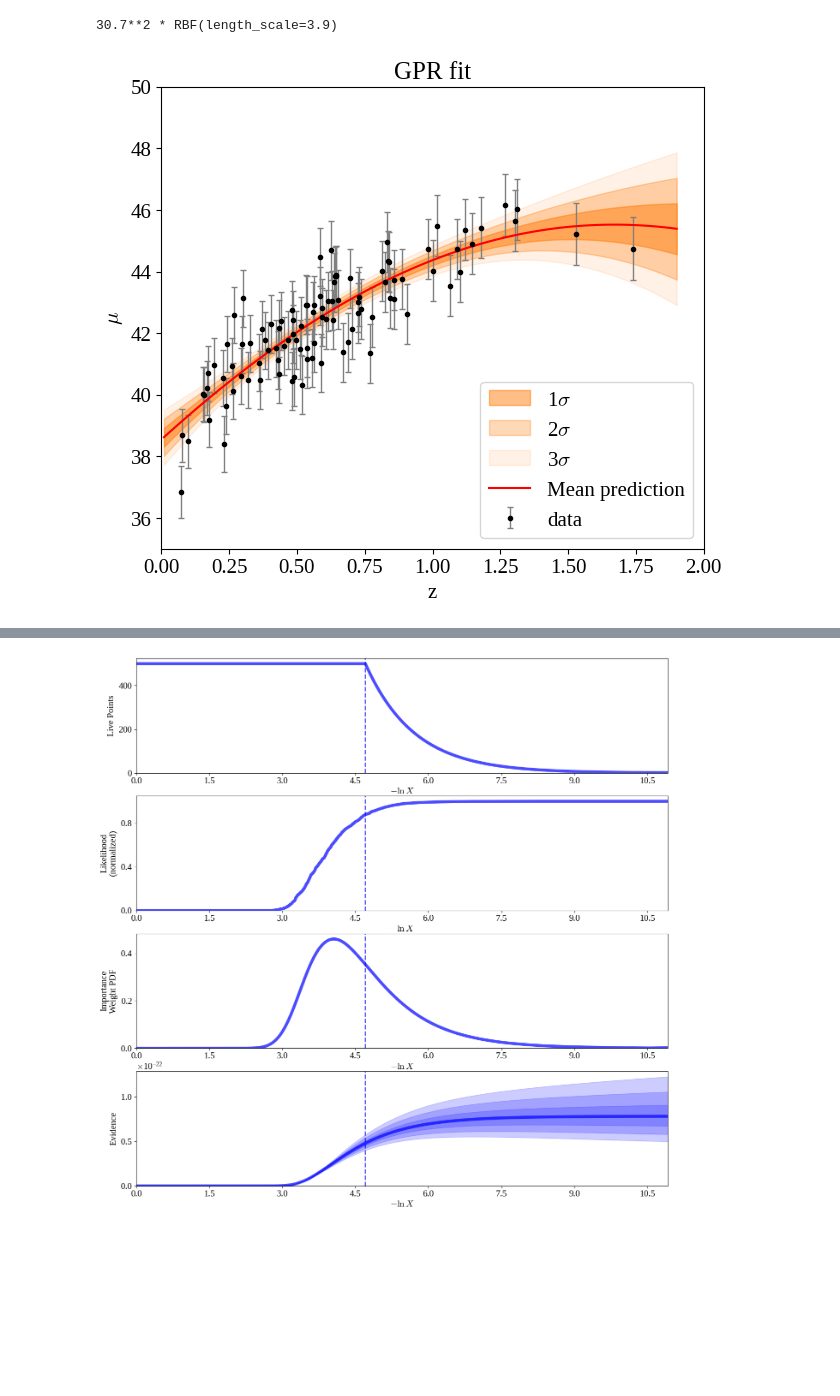
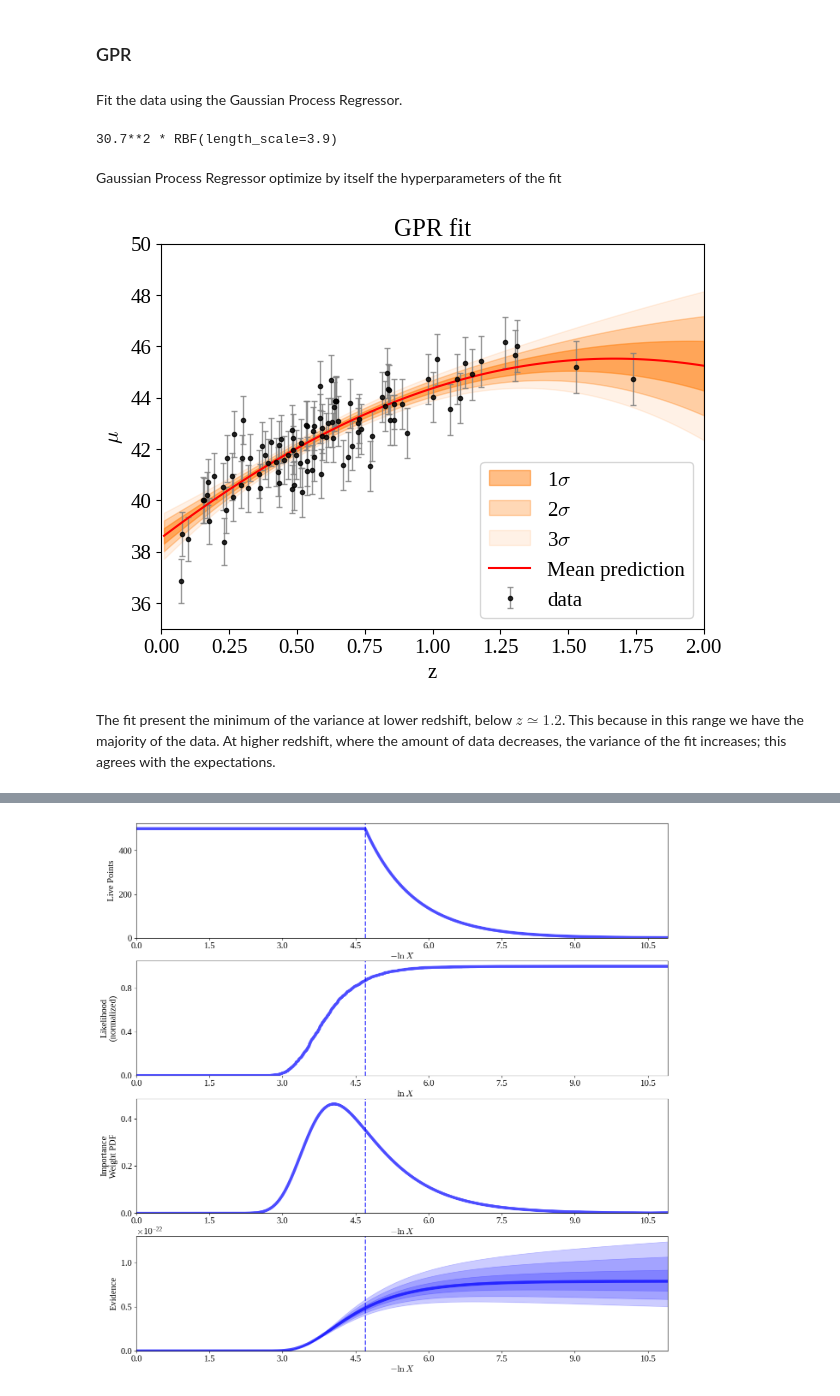
Before and after one commit to Alexpedro130/astrostatistics_bicocca_2023, a Jupyter notebook: working/L18_SN_distance_2.ipynb, the cells around one changed output, grey strips where cells are left out. Saved outputs shown, nothing was run; the diff lists cells and outputs as text; code cells hidden in the pictures; blank space fills up the shorter version.

```diff
--- a/working/L18_SN_distance_2.ipynb
+++ b/working/L18_SN_distance_2.ipynb
@@ -4,23 +6,28 @@ import matplotlib.pyplot as plt
 from astroML.datasets import generate_mu_z
 
 from sklearn.model_selection import KFold
+from sklearn.model_selection import train_test_split
+
+from sklearn.gaussian_process import GaussianProcessRegressor
+from sklearn.gaussian_process.kernels import RBF
+
 from astropy.cosmology import FlatLambdaCDM
+
 from astroML import stats as astroMLstats
+
 import dynesty
 from dynesty import plotting as dyplot
 from dynesty import utils as dyfunc
+
 import scipy
+
 import corner
-
-
-
-from sklearn.model_selection import train_test_split
 
 plt.rcParams['font.family'] = 'serif'
 plt.rcParams['mathtext.fontset'] = 'cm'
 plt.rcParams['font.serif'] = ['Liberation Serif'] + plt.rcParams['font.serif']
 plt.rcParams['font.size']=15
-plt.rcParams['figure.figsize']=[7,6]
+plt.rcParams['figure.figsize']=[7,5]
 # %%
 z_sample, mu_sample, dmu = generate_mu_z(100, random_state=1234)
 
@@ -43,8 +58,9 @@ plt.show()
+# %% [markdown]
+### GPR
+# %% [markdown]
+Fit the data using the Gaussian Process Regressor.
 # %%
-from sklearn.gaussian_process import GaussianProcessRegressor
-from sklearn.gaussian_process.kernels import RBF
-
-z_grid=np.linspace(0.01, 1.9, 100)
+z_grid=np.linspace(0.01, 2, 100)
 
 kernel = 1 * RBF(length_scale=1, length_scale_bounds=(1e-5, 1e5))
 
@@ -56,24 +72,28 @@ mean_prediction, std_prediction = gaussian_process.predict(z_grid[:,np.newaxis],
 print(gaussian_process.kernel_)
 # %% [output]
 30.7**2 * RBF(length_scale=3.9)
+# %% [markdown]
+Gaussian Process Regressor optimize by itself the hyperparameters of the fit
 # %%
-plt.errorbar(z_sample, mu_sample, dmu, fmt='.k', ecolor='gray', capsize=2, lw=1, label='data')
+plt.errorbar(z_sample, mu_sample, dmu, fmt='.k', ecolor='gray', capsize=2, lw=1, label='data', alpha=0.8)
 plt.xlabel("z")
 plt.ylabel("$\mu$")
 plt.xlim(0,2)
 plt.ylim(35,50)
 
 plt.fill_between(z_grid.ravel(), mean_prediction - 1 * std_prediction,
     mean_prediction + 1 * std_prediction, color="tab:orange", alpha=0.5, label='1$\sigma$')
 plt.fill_between(z_grid.ravel(), mean_prediction - 2 * std_prediction,
     mean_prediction + 2 * std_prediction, color="tab:orange", alpha=0.3, label='2$\sigma$')
 plt.fill_between(z_grid.ravel(), mean_prediction - 3 * std_prediction,
     mean_prediction + 3 * std_prediction, color="tab:orange", alpha=0.1, label='3$\sigma$')
 
 plt.plot(z_grid, mean_prediction, label="Mean prediction", c='red')
 
 plt.title('GPR fit')
 plt.legend(loc='lower right')
 plt.show()
 # %% [output]
-[figure, old version]
+[figure, new version]
+# %% [markdown]
+The fit present the minimum of the variance at lower redshift, below $z\simeq 1.2$. This because in this range we have the majority of the data. At higher redshift, where the amount of data decreases, the variance of the fit increases; this agrees with the expectations.
```
Also changed, not shown: parts of 39 cells of this notebook.
